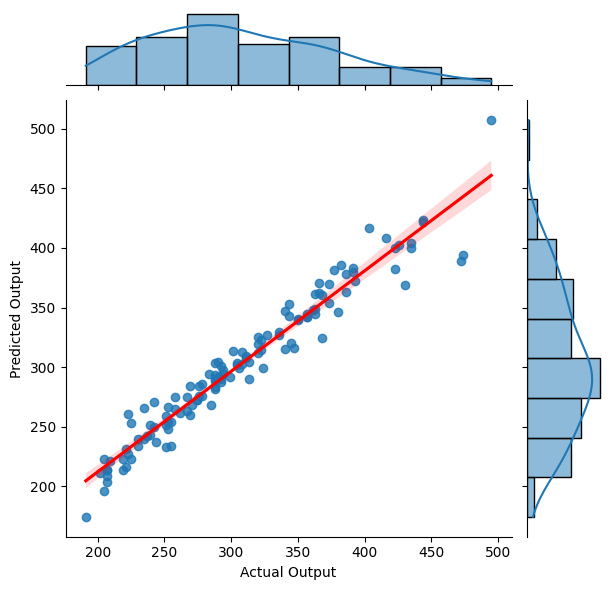
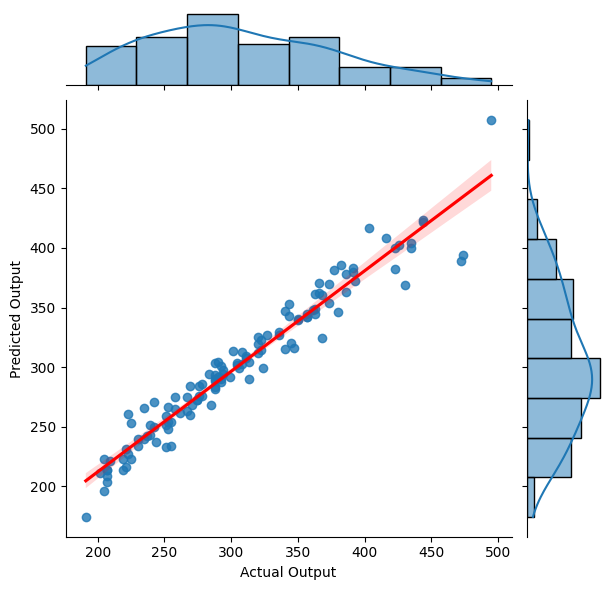
The change to this notebook cell's code, shown as a diff; its figure went from the first image to the second:
--- before
+++ after
@@ -2,4 +2,5 @@
 plt.xlabel("Actual Output")
 plt.ylabel("Predicted Output")
+plt.savefig("reports/actual_vs_predicted_output.png", dpi=300, bbox_inches="tight")
 plt.show()
 
@@ -7,4 +8,5 @@
 # densityplot this residuals
 sns.kdeplot(data=residuals,fill=True, color='g')
+plt.savefig("reports/residual_distribution.png", dpi=300, bbox_inches="tight")
 plt.show()
 
@@ -13,3 +15,4 @@
 plt.xlabel("Predicted Output")
 plt.ylabel("Residuals")
+plt.savefig("reports/predicted_vs_residual.png", dpi=300, bbox_inches="tight")
 plt.show()

Commit: updates